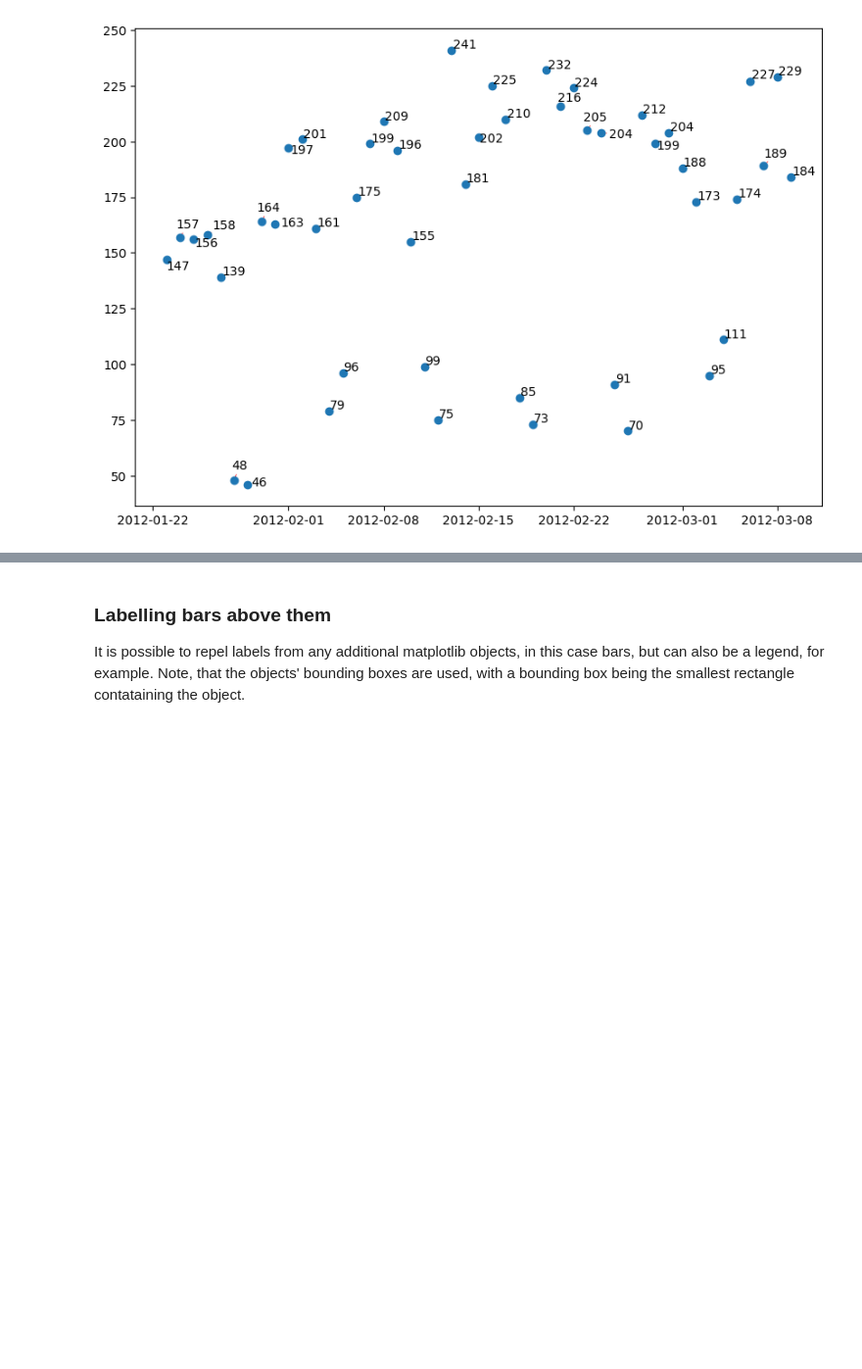
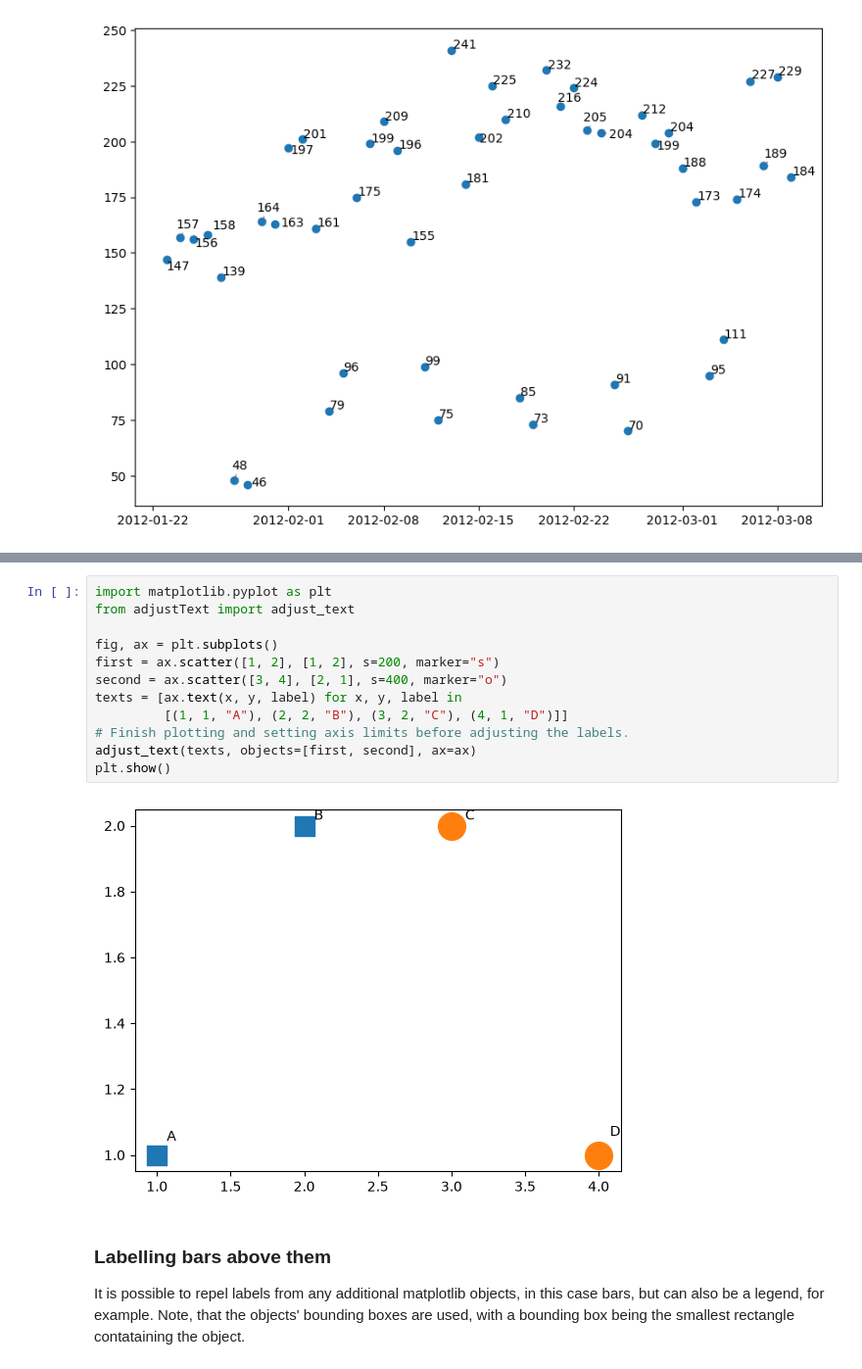
Before and after one commit to Phlya/adjustText, a Jupyter notebook: docs/source/Examples.ipynb, the cells around one changed output, grey strips where cells are left out. Shown at 98% size. Saved outputs shown, nothing was run; the diff lists cells and outputs as text; blank space fills up the shorter version.

Commit message:
Move scatter collection example into examples notebook

```diff
--- a/docs/source/Examples.ipynb
+++ b/docs/source/Examples.ipynb
@@ -191,3 +201,17 @@ plot_dates(adjust=True);
+# %%
+import matplotlib.pyplot as plt
+from adjustText import adjust_text
+
+fig, ax = plt.subplots()
+first = ax.scatter([1, 2], [1, 2], s=200, marker="s")
+second = ax.scatter([3, 4], [2, 1], s=400, marker="o")
+texts = [ax.text(x, y, label) for x, y, label in
+         [(1, 1, "A"), (2, 2, "B"), (3, 2, "C"), (4, 1, "D")]]
+# Finish plotting and setting axis limits before adjusting the labels.
+adjust_text(texts, objects=[first, second], ax=ax)
+plt.show()
+# %% [output]
+[figure, added]
 # %% [markdown]
 ### Labelling bars above them
 It is possible to repel labels from any additional matplotlib objects, in this case bars, but can also be a legend, for example. Note, that the objects' bounding boxes are used, with a bounding box being the smallest rectangle contataining the object.
```
Also changed, not shown: parts of 1 cell of this notebook, 1 other file.
